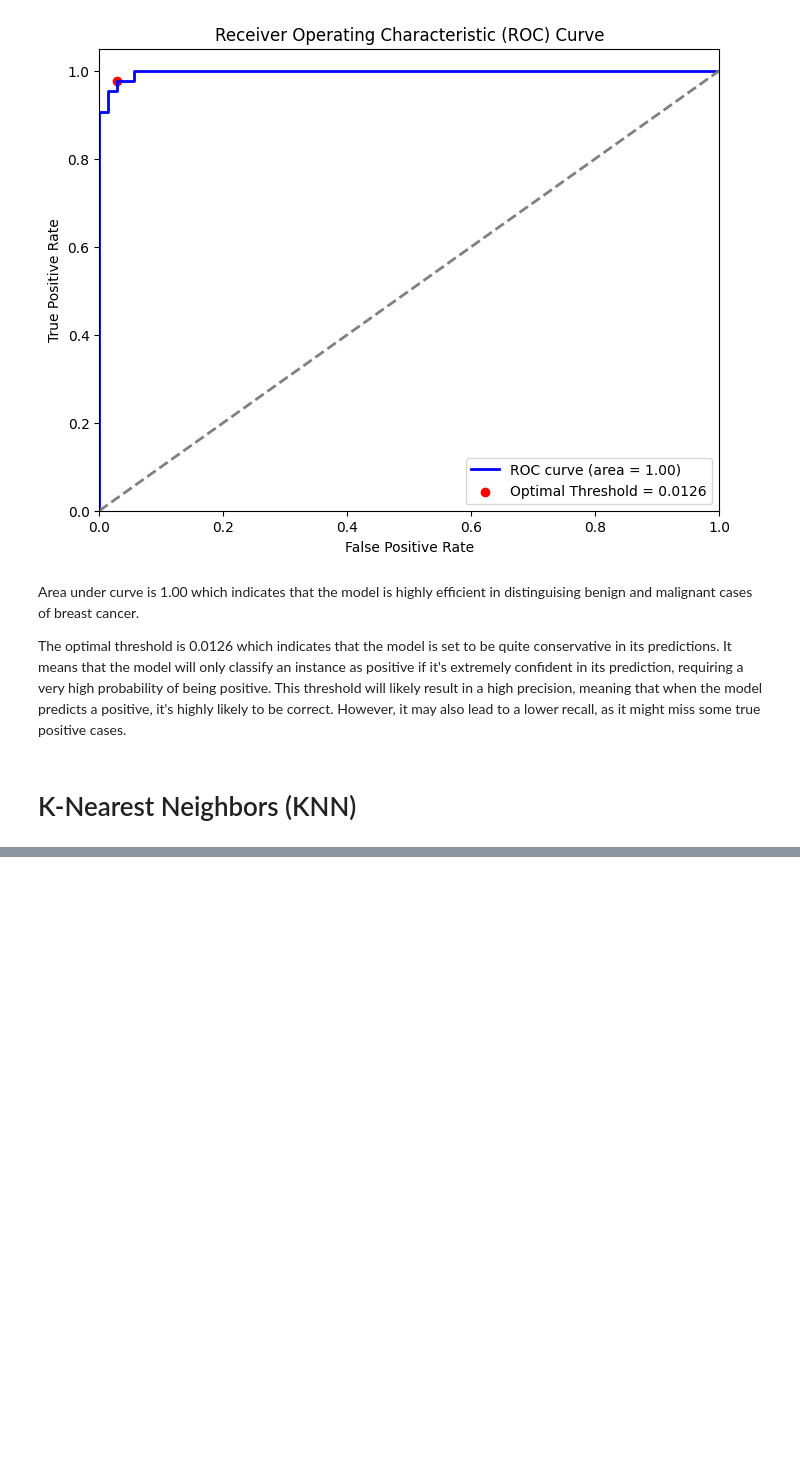
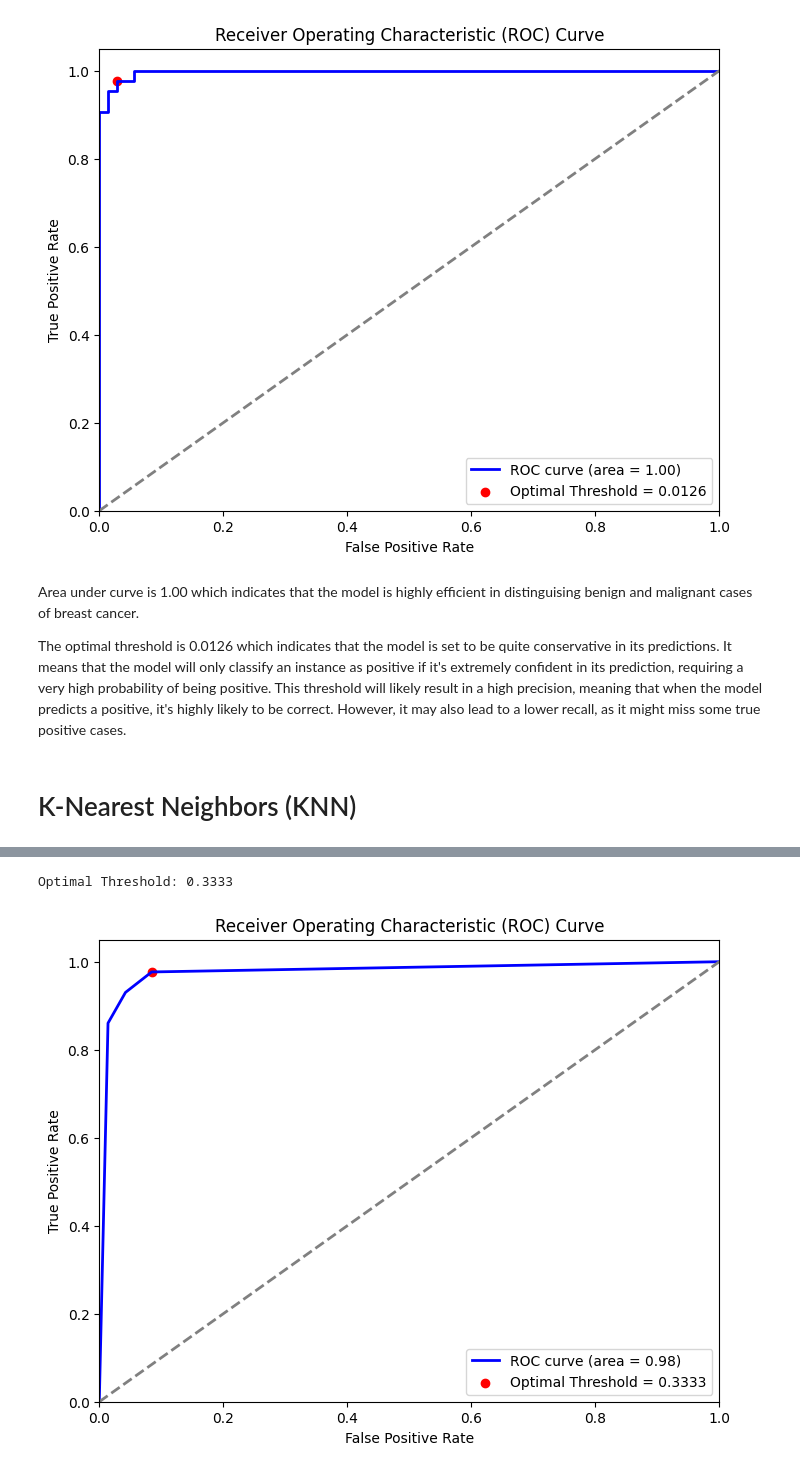
Before and after one commit to Angana007/machine_learning_classwork, a Jupyter notebook: classwork_classification_models_breast_cancer_dataset.ipynb, the cells around one changed output, grey strips where cells are left out. Cells and saved outputs as stored; diff of their text form; code cells hidden in the pictures; blank space fills up the shorter version.

```diff
--- a/classwork_classification_models_breast_cancer_dataset.ipynb
+++ b/classwork_classification_models_breast_cancer_dataset.ipynb
@@ -415,0 +428,9 @@ The optimal threshold is 0.0126 which indicates that the model is set to be quit
+# %%
+# Calculate training and testing accuracy
+training_accuracy = accuracy_score(y_train, y_pred_train_knn)
+testing_accuracy = accuracy_score(y_test, y_pred_test_knn)
+print("\nK-Nearest Neighbors (KNN)")
+print(f"Training Accuracy: {training_accuracy}")
+print(f"Testing Accuracy: {testing_accuracy}")
+
+y_pred_prob_knn = pipeline_knn.predict_proba(x_test)[:, 1]
@@ -415,0 +490,26 @@ The optimal threshold is 0.0126 which indicates that the model is set to be quit
+# %%
+fpr, tpr, thresholds = roc_curve(y_test, y_pred_prob_knn)
+roc_auc = auc(fpr, tpr)
+
+# Find the optimal threshold by maximizing Youden's J statistic
+youden_j = tpr - fpr
+optimal_threshold_index = np.argmax(youden_j)
+optimal_threshold = thresholds[optimal_threshold_index]
+
+print(f"Optimal Threshold: {optimal_threshold:.4f}")
+
+# Plot ROC curve with the optimal threshold marked
+plt.figure(figsize=(8, 6))
+plt.plot(fpr, tpr, color='blue', lw=2, label=f'ROC curve (area = {roc_auc:.2f})')
+plt.scatter(fpr[optimal_threshold_index], tpr[optimal_threshold_index], color='red', marker='o', label=f'Optimal Threshold = {optimal_threshold:.4f}')
+plt.plot([0, 1], [0, 1], color='grey', lw=2, linestyle='--')
+plt.xlim([0.0, 1.0])
+plt.ylim([0.0, 1.05])
+plt.xlabel('False Positive Rate')
+plt.ylabel('True Positive Rate')
+plt.title('Receiver Operating Characteristic (ROC) Curve')
+plt.legend(loc='lower right')
+plt.show()
+# %% [output]
+Optimal Threshold: 0.3333
+[figure, added]
```
Also changed, not shown: parts of 26 cells of this notebook.
